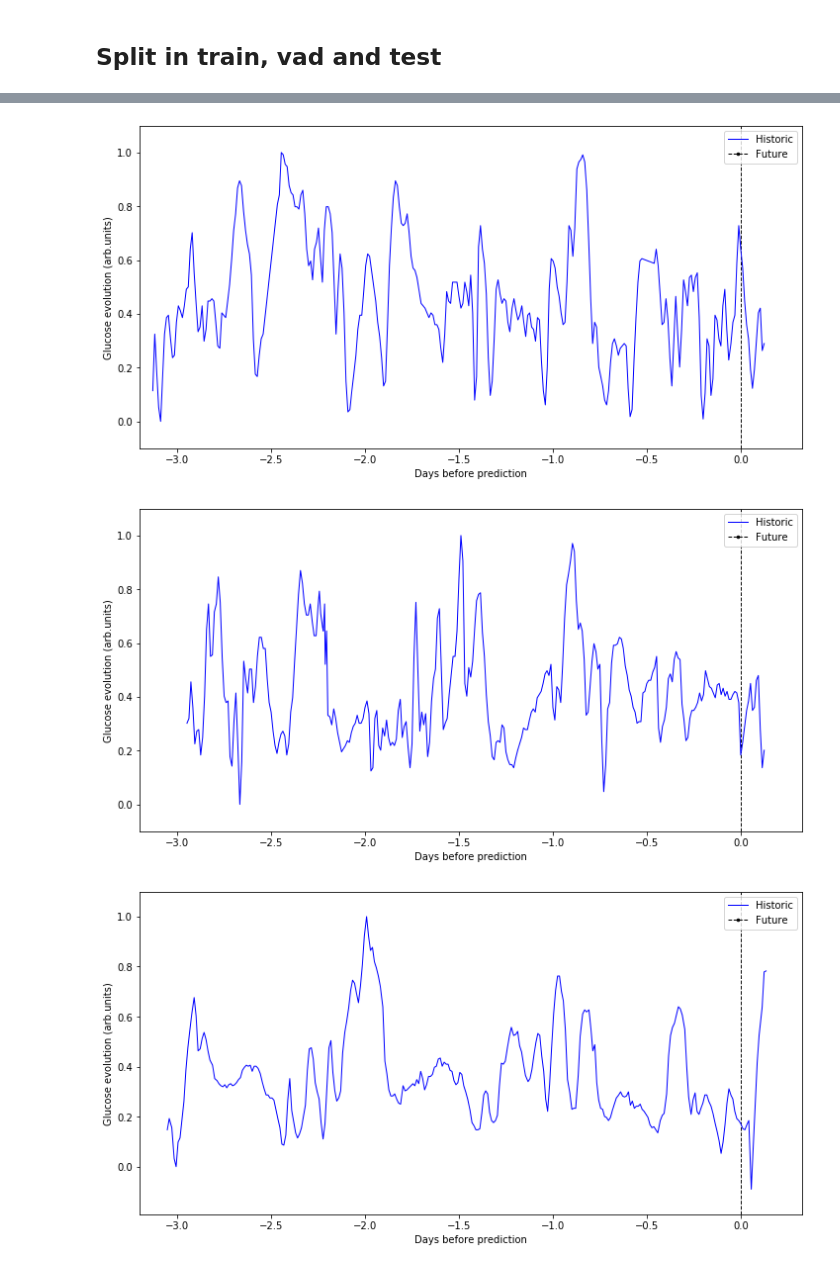
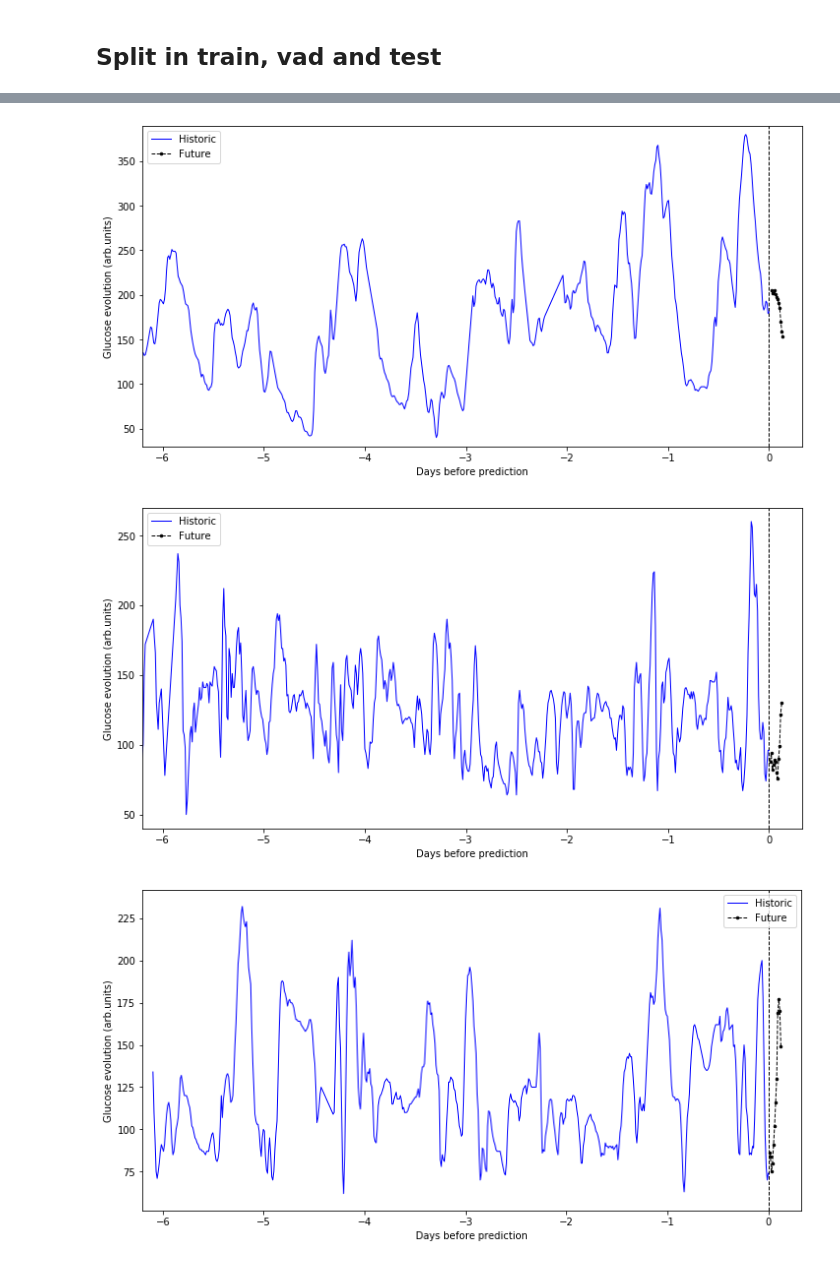
Before and after one commit to juan-arevalo/sugar_level_prediction, a Jupyter notebook: explore/data_exploration.ipynb, the cells around one changed output, grey strips where cells are left out. Cells and saved outputs as stored; diff of their text form; code cells hidden in the pictures.

Commit message:
Add scaler to datatsets, so that blodd sugar evolution can be plotted in its real scale

```diff
--- a/explore/data_exploration.ipynb
+++ b/explore/data_exploration.ipynb
@@ -219,3 +217,6 @@ sampling
+# %%
+def rescale(y, scale):
+  return scale[0] + (scale[1] - scale[0])*y
 # %%
 np.set_printoptions(threshold=np.inf)
 
@@ -230,7 +231,7 @@ future_steps = sampling[id_]
 history = 48 * 4 * history_steps # a history of 2 days
 future = 3 * 4 * future_steps # this accounts for a prediction of 6 hours in advance
 
-yf, ynf, yl = create_sequence(dfs, start=start, history=history, future=future,
+yf, ynf, yl, scale = create_sequence(dfs, start=start, history=history, future=future,
                               feature_steps=history_steps, label_steps=future_steps,
                               time_unit=one_day, noise=0.1, day_dict=day_dict)
 
@@ -245,12 +246,12 @@ if not cond1 or not cond2:
 # plot sequences
 plt.figure(figsize=(12, 6))
 
-plt.plot(ynf[:, 0], yf, '-b', markersize=2, linewidth=1, label='Historic')
-plt.plot(ynf[:, 0], ynf[:, -1], '.b', markersize=5, linewidth=1)
-plt.plot(yl[:, 0], yl[:, -1], '.--k', markersize=5, linewidth=1, label='Future')
+plt.plot(ynf[:, 0], rescale(yf, scale), '-b', markersize=2, linewidth=1, label='Historic')
+plt.plot(ynf[:, 0], rescale(ynf[:, -1], scale), '.b', markersize=5, linewidth=1)
+plt.plot(yl[:, 0], rescale(yl[:, -1], scale), '.--k', markersize=5, linewidth=1, label='Future')
 
-ymin = ynf[:, -1].min()-0.1
-ymax = ynf[:, -1].max()+0.1
+ymin = scale[0] - 10
+ymax = scale[1] + 10
 
 plt.vlines(x=0, ymin=ymin, ymax=ymax, colors='k', linewidth=1, linestyles='--')
 
@@ -283,10 +290,10 @@ plt.show()
 def add_sequences(starts, data, history, future, feature_steps, label_steps, replace,
                   noise, time_unit, day_dict, max_tol, min_tol):
     timesteps = history//feature_steps + future//label_steps
-    out = np.zeros(shape=(starts.size, timesteps, 5), dtype=np.float32)
+    out = np.zeros(shape=(starts.size, timesteps+2, 5), dtype=np.float32)
     k = 0
     for start in starts:
-        _, ynf, yl = create_sequence(data, start=start, history=history, future=future,
+        _, ynf, yl, scale = create_sequence(data, start=start, history=history, future=future,
                                      feature_steps=feature_steps, label_steps=label_steps,
                                      time_unit=time_unit, noise=noise, day_dict=day_dict)
 
@@ -295,7 +302,7 @@ def add_sequences(starts, data, history, future, feature_steps, label_steps, rep
             verify_sequence(ynf, yl, history, future, min_tol, max_tol, sampling=feature_steps)
 
         if cond1 and cond2:
-            out[k] = np.concatenate([ynf, yl], axis=0)
+            out[k] = np.concatenate([ynf, yl, np.tile(list(scale), [5, 1]).T], axis=0)
             k += 1
         else:
             out = np.delete(out, k, 0)
@@ -335,7 +342,7 @@ def create_dataset(data, num_samples, min_idx, max_idx, history, future,
 # %%
 hours = 3
 for noise in [0.0]:
-  for days in [3]:
+  for days in [1, 3, 6]:
     print('*'*60)
     print('*'*60)
     print('Noise %s, days %s' %(noise, days))
@@ -343,8 +350,8 @@ for noise in [0.0]:
     print('*'*60)
 
     seed = 17082
-    max_tol = 1.2
-    min_tol = 0.8
+    max_tol = 1.1
+    min_tol = 0.9
     train_samples_no_replace =  1.0
     train_samples_replace = 3
     replace = False if noise == 0.0 else True
@@ -417,9 +424,11 @@ for noise in [0.0]:
     print(msg)
 
     print('Saving')
-    np.save(os.path.join(outdir, "noise_%s_train_steps_%s_replace_%s.npy" %(noise, int(history), replace)), train)
-    np.save(os.path.join(outdir, "noise_%s_vad_steps_%s_replace_%s.npy" %(noise, int(history), replace)), vad)
-    np.save(os.path.join(outdir, "noise_%s_test_steps_%s_replace_%s.npy" %(noise, int(history), replace)), test)
+    name = "{{dataset}}_noise_{noise}_feature-{days}days_label-{hours}hours_replace{replace}.npy"
+    name = name.format(noise=noise, days=days, hours=hours, replace=replace)
+    np.save(os.path.join(outdir, name.format(dataset='train')), train)
+    np.save(os.path.join(outdir, name.format(dataset='vad')), vad)
+    np.save(os.path.join(outdir, name.format(dataset='test')), test)
 # %% [output]
 ************************************************************
 ************************************************************
@@ -447,8 +456,12 @@ for _ in np.arange(10):
   xf, xl = vad[idx, :history, 0], vad[idx, history:history+future, 0]
   yf, yl = vad[idx, :history, -1], vad[idx, history:history+future, -1]
 
-  ymin = yf.min()-0.1
-  ymax = yf.max()+0.1
+  scale = vad[idx, history+future:, -1]
+  yf = rescale(yf, scale)
+  yl = rescale(yl, scale)
+
+  ymin = yf.min()-10
+  ymax = yf.max()+10
 
   plt.plot(xf, yf, '-b', markersize=2, linewidth=1, label='Historic')
   plt.plot(xl, yl, '.--k', markersize=5, linewidth=1, label='Future')
@@ -468,3 +481,3 @@ for _ in np.arange(10):
-[figure, old version]
+[figure, new version]
-[figure, old version]
+[figure, new version]
-[figure, old version]
+[figure, new version]
```
Also changed, not shown: parts of 15 cells of this notebook.
